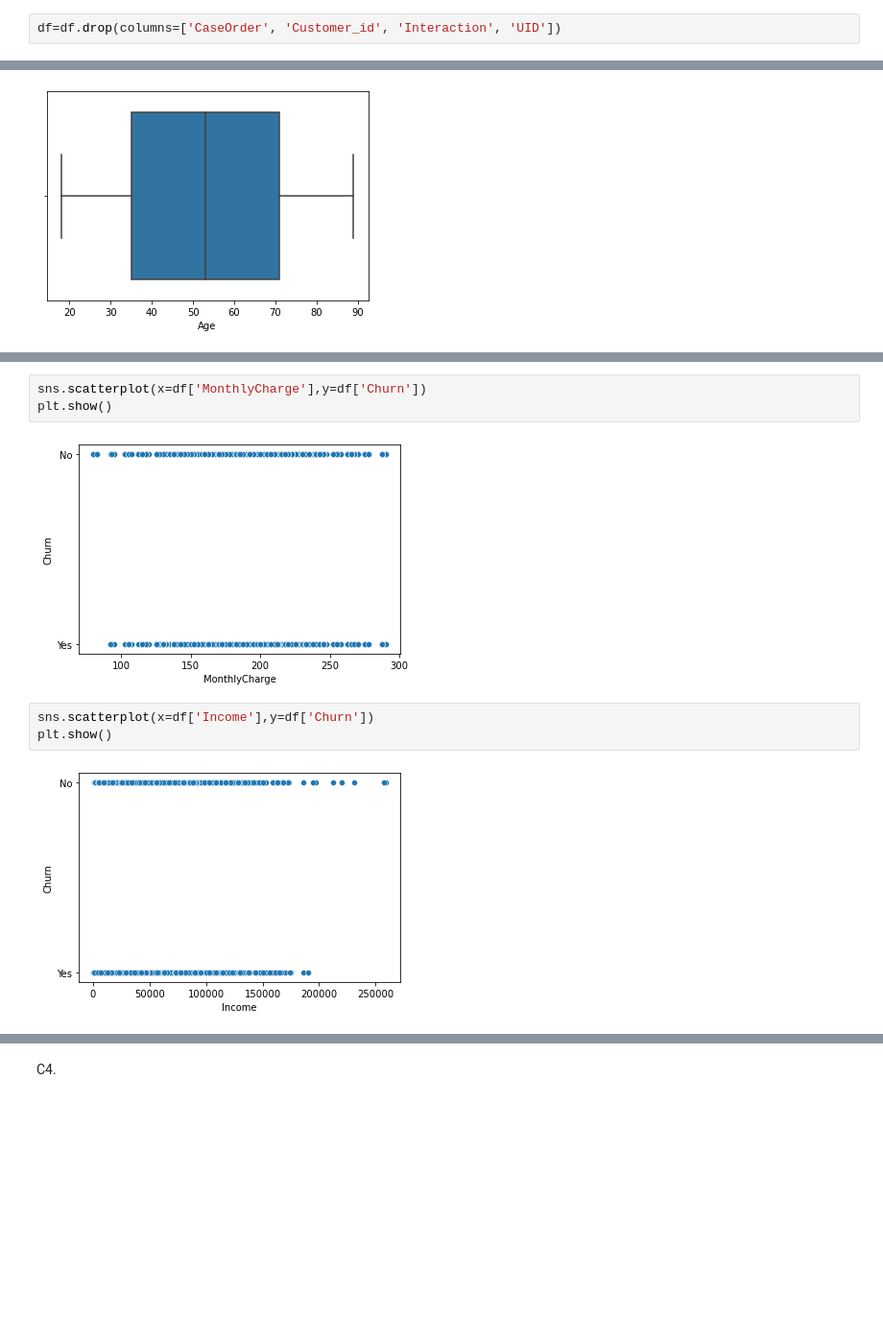
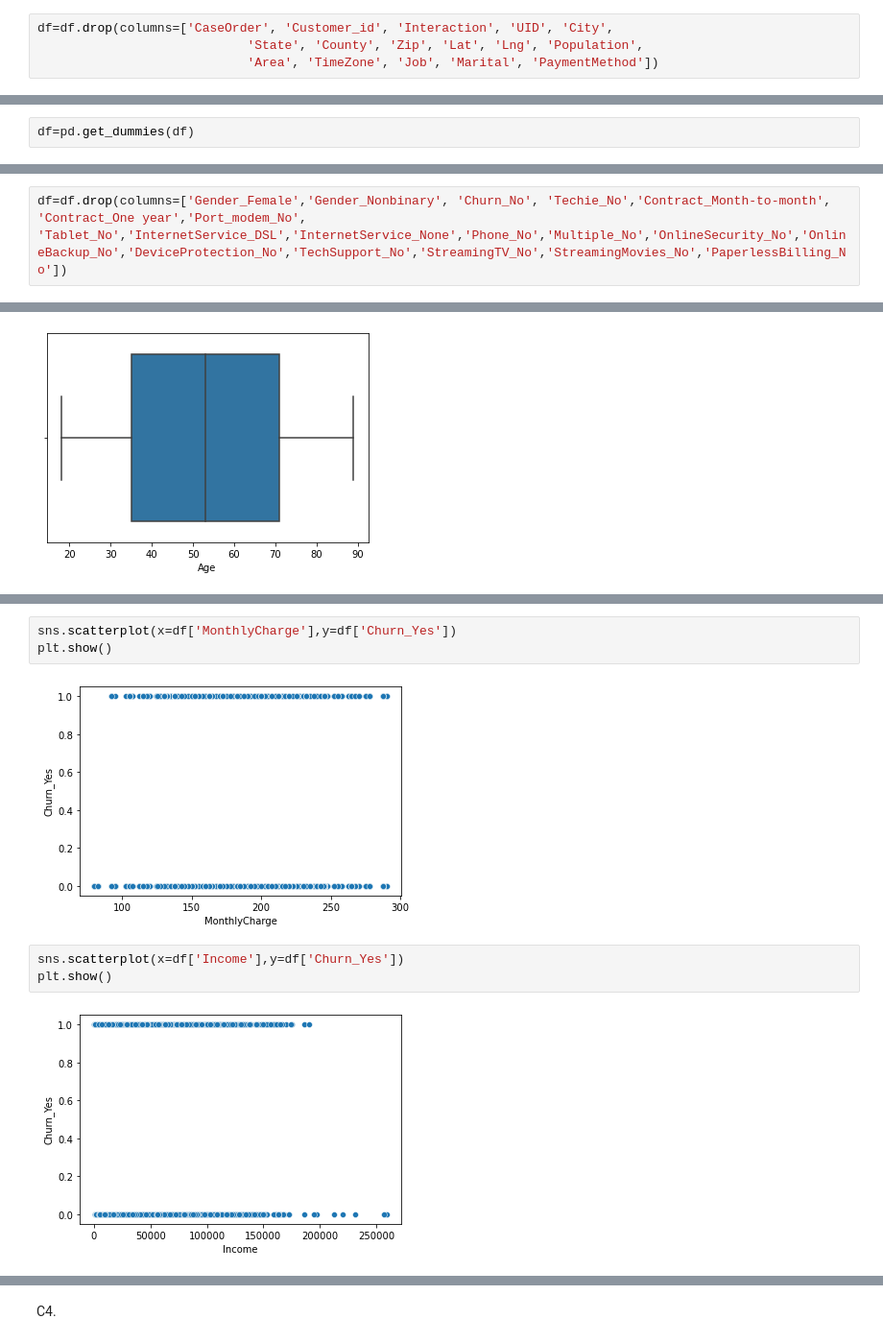
Before and after one commit to michaelle93/D212, a Jupyter notebook: D212task1.ipynb, the cells around one changed output, grey strips where cells are left out. Shown: that part at 96% size. Saved outputs shown, nothing was run; the diff lists cells and outputs as text; blank space fills up the shorter version.

```diff
--- a/D212task1.ipynb
+++ b/D212task1.ipynb
@@ -182,7 +184,9 @@ Courteous                 int64
 Listening                 int64
 dtype: object
 # %%
-df=df.drop(columns=['CaseOrder', 'Customer_id', 'Interaction', 'UID'])
+df=df.drop(columns=['CaseOrder', 'Customer_id', 'Interaction', 'UID', 'City',
+                            'State', 'County', 'Zip', 'Lat', 'Lng', 'Population',
+                            'Area', 'TimeZone', 'Job', 'Marital', 'PaymentMethod'])
 # %%
 df
 # %% [output]
@@ -235,0 +218,2 @@ plt.show()
+# %%
+df=pd.get_dummies(df)
@@ -236,3 +267,5 @@ plt.show()
+# %%
+df=df.drop(columns=['Gender_Female','Gender_Nonbinary', 'Churn_No', 'Techie_No','Contract_Month-to-month', 'Contract_One year','Port_modem_No', 'Tablet_No','InternetService_DSL','InternetService_None','Phone_No','Multiple_No','OnlineSecurity_No','OnlineBackup_No','DeviceProtection_No','TechSupport_No','StreamingTV_No','StreamingMovies_No','PaperlessBilling_No'])
 # %%
 sns.boxplot('Tenure', data=df)
 # %% [output]
@@ -296,11 +329,11 @@ plt.show()
 # %%
-sns.scatterplot(x=df['MonthlyCharge'],y=df['Churn'])
+sns.scatterplot(x=df['MonthlyCharge'],y=df['Churn_Yes'])
 plt.show()
 # %% [output]
-[figure, old version]
+[figure, new version]
 # %%
-sns.scatterplot(x=df['Income'],y=df['Churn'])
+sns.scatterplot(x=df['Income'],y=df['Churn_Yes'])
 plt.show()
 # %% [output]
-[figure, old version]
+[figure, new version]
 # %%
```
Also changed, not shown: parts of 32 cells of this notebook, 1 other file.
